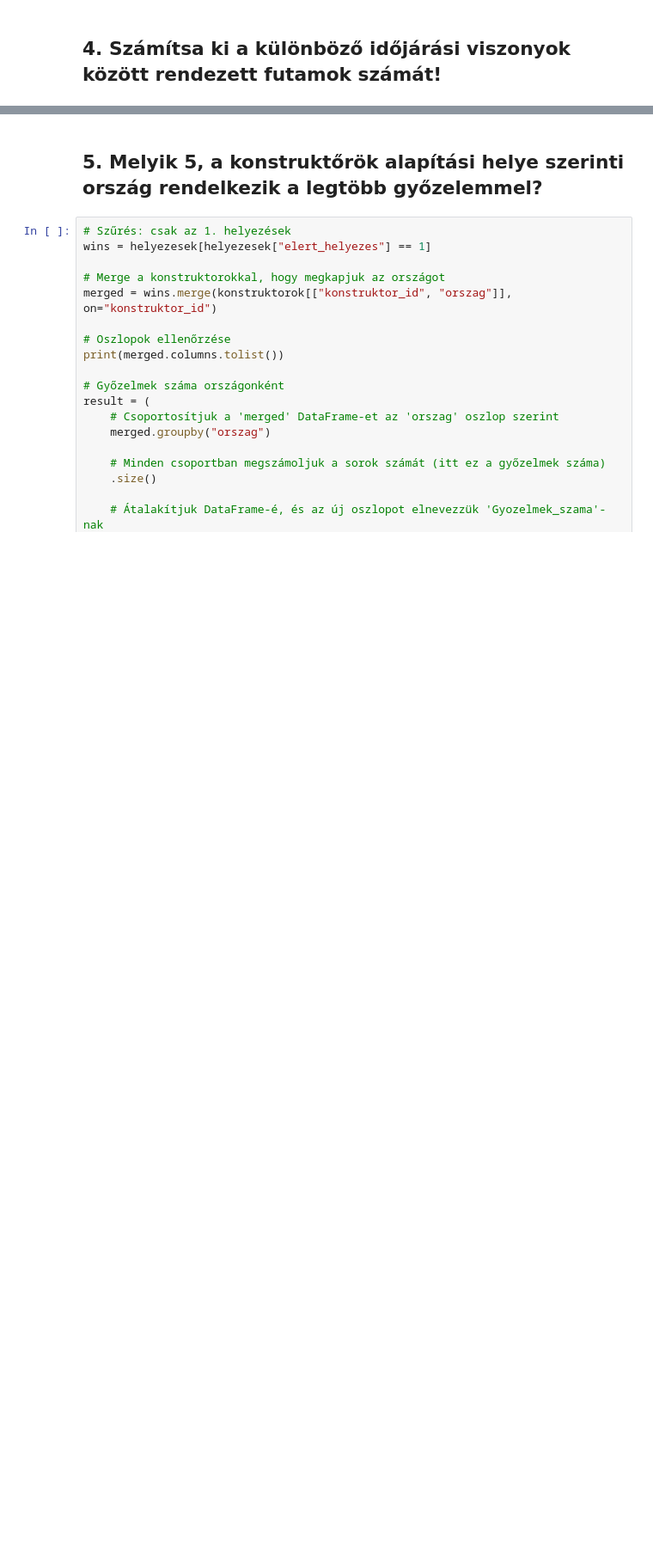
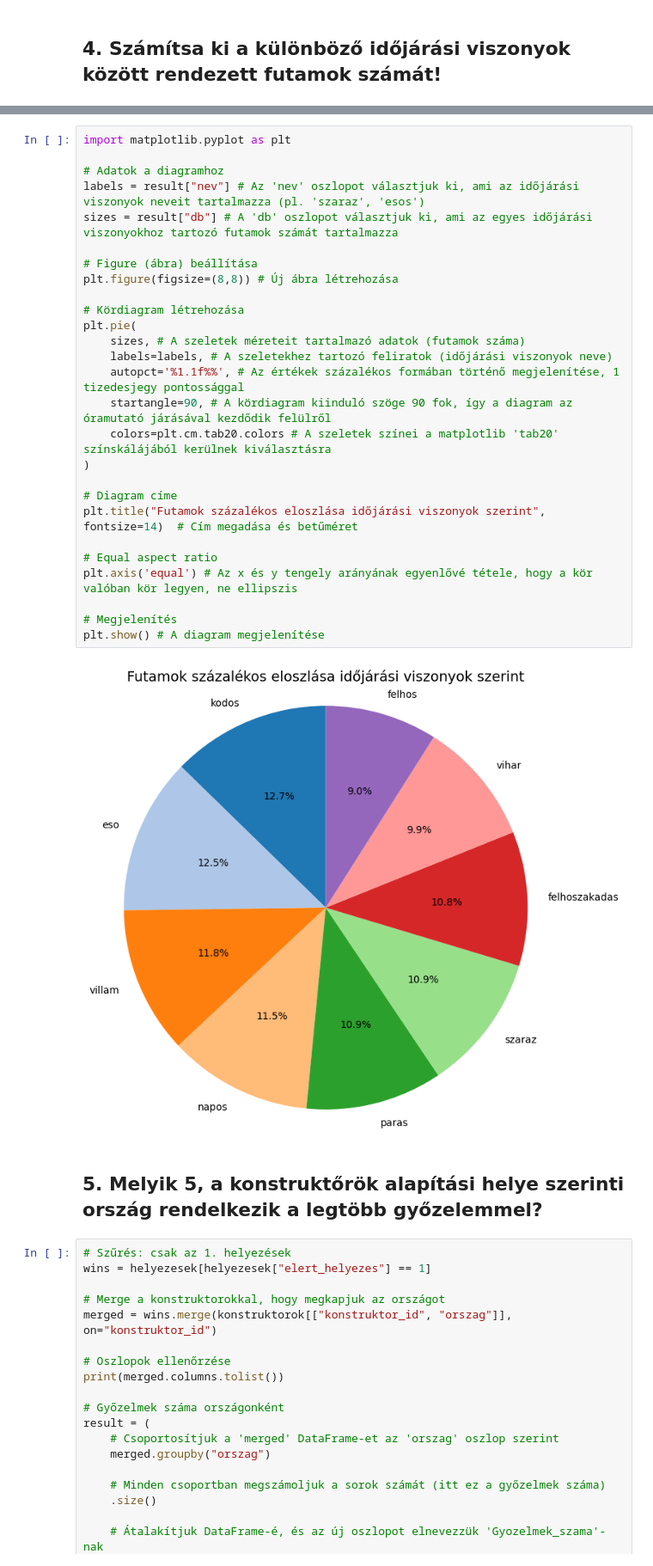
Before and after one commit to MrHumanRebel/sze_adatelemzes, a Jupyter notebook: f1/f1.ipynb, the cells around one changed output, grey strips where cells are left out. Shown at 86% size. Drawn from its saved outputs; the diff is of its cells as text; blank space fills up the shorter version.

Commit message:
add plots

```diff
--- a/f1/f1.ipynb
+++ b/f1/f1.ipynb
@@ -221,3 +320,32 @@ display(result)
+# %%
+import matplotlib.pyplot as plt
+
+# Adatok a diagramhoz
+labels = result["nev"] # Az 'nev' oszlopot választjuk ki, ami az időjárási viszonyok neveit tartalmazza (pl. 'szaraz', 'esos')
+sizes = result["db"] # A 'db' oszlopot választjuk ki, ami az egyes időjárási viszonyokhoz tartozó futamok számát tartalmazza
+
+# Figure (ábra) beállítása
+plt.figure(figsize=(8,8)) # Új ábra létrehozása
+
+# Kördiagram létrehozása
+plt.pie(
+    sizes, # A szeletek méreteit tartalmazó adatok (futamok száma)
+    labels=labels, # A szeletekhez tartozó feliratok (időjárási viszonyok neve)
+    autopct='%1.1f%%', # Az értékek százalékos formában történő megjelenítése, 1 tizedesjegy pontossággal
+    startangle=90, # A kördiagram kiinduló szöge 90 fok, így a diagram az óramutató járásával kezdődik felülről
+    colors=plt.cm.tab20.colors # A szeletek színei a matplotlib 'tab20' színskálájából kerülnek kiválasztásra
+)
+
+# Diagram címe
+plt.title("Futamok százalékos eloszlása időjárási viszonyok szerint", fontsize=14)  # Cím megadása és betűméret
+
+# Equal aspect ratio
+plt.axis('equal') # Az x és y tengely arányának egyenlővé tétele, hogy a kör valóban kör legyen, ne ellipszis
+
+# Megjelenítés
+plt.show() # A diagram megjelenítése
+# %% [output]
+[figure, added]
 # %% [markdown]
 ## 5. Melyik 5, a konstruktőrök alapítási helye szerinti ország rendelkezik a legtöbb győzelemmel?
 # %%
```
Also changed, not shown: parts of 12 cells of this notebook.
